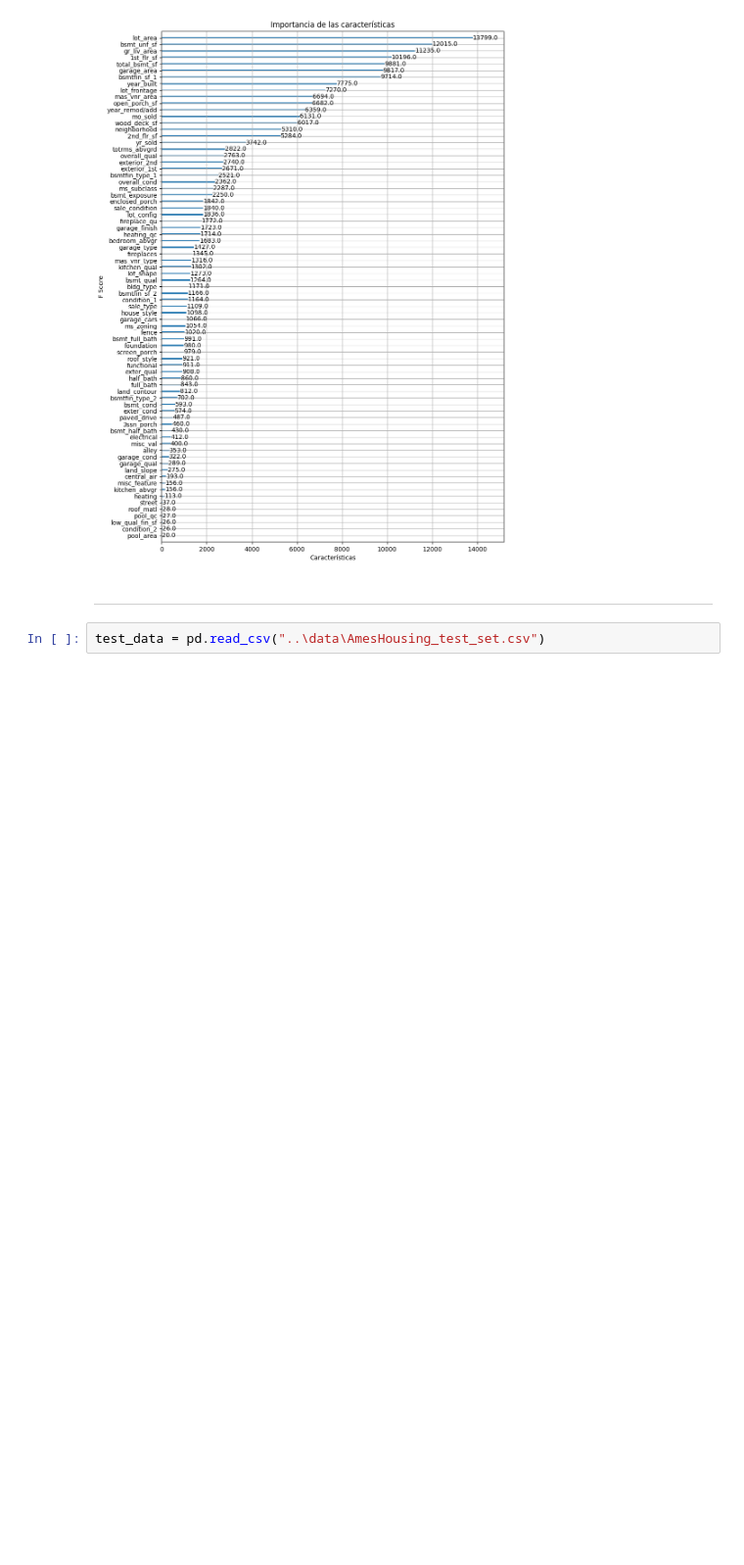
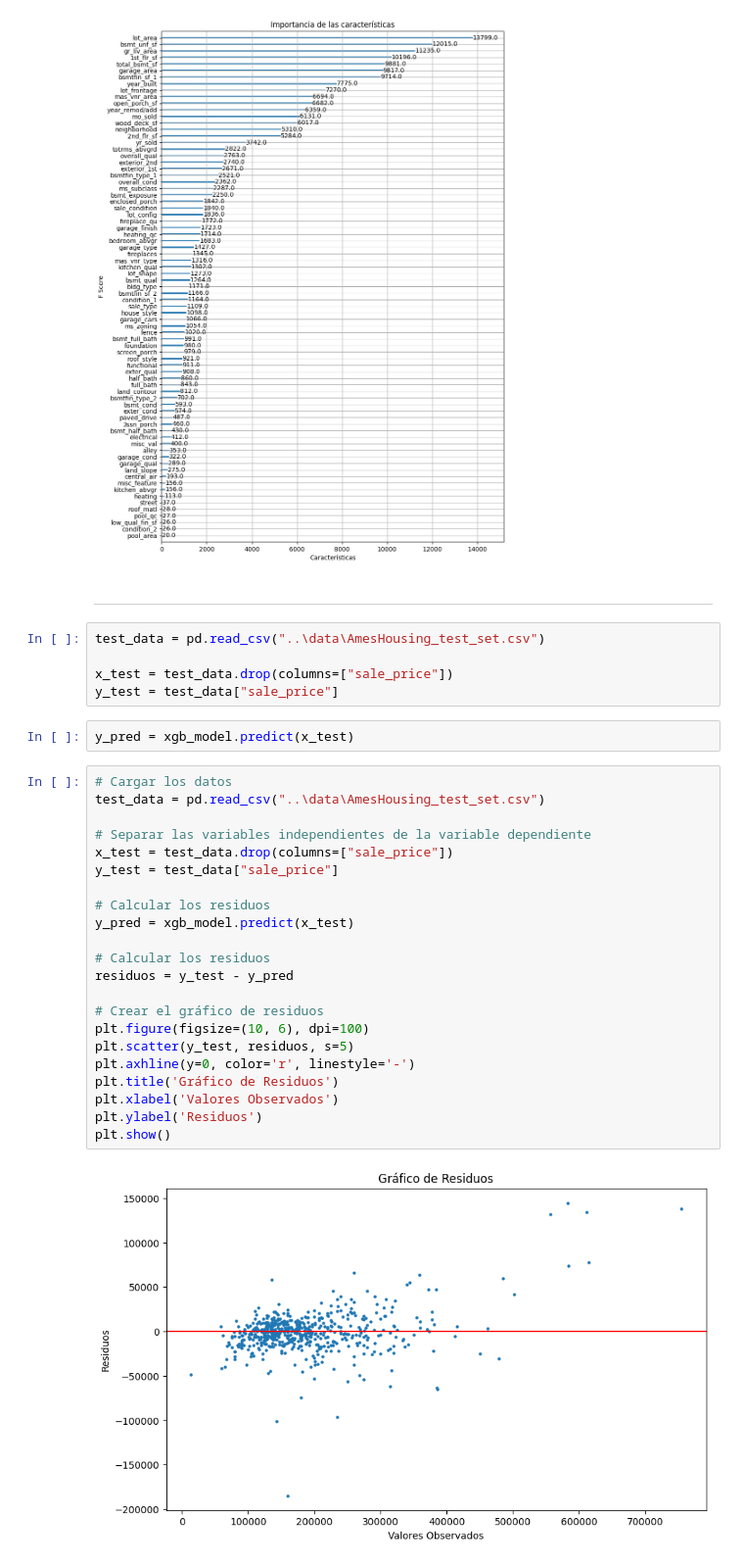
Before and after one commit to FerMarz/ames-housing-2023, a Jupyter notebook: notebooks/Stage5_FinalModel.ipynb, the cells around one changed output. Shown at 98% size. Drawn from its saved outputs; the diff is of its cells as text; blank space fills up the shorter version.

```diff
--- a/notebooks/Stage5_FinalModel.ipynb
+++ b/notebooks/Stage5_FinalModel.ipynb
@@ -47,3 +47,32 @@ plt.show()
 -------------
 # %%
 test_data = pd.read_csv("..\data\AmesHousing_test_set.csv")
+
+x_test = test_data.drop(columns=["sale_price"])
+y_test = test_data["sale_price"]
+# %%
+y_pred = xgb_model.predict(x_test)
+# %%
+# Cargar los datos
+test_data = pd.read_csv("..\data\AmesHousing_test_set.csv")
+
+# Separar las variables independientes de la variable dependiente
+x_test = test_data.drop(columns=["sale_price"])
+y_test = test_data["sale_price"]
+
+# Calcular los residuos
+y_pred = xgb_model.predict(x_test)
+
+# Calcular los residuos
+residuos = y_test - y_pred
+
+# Crear el gráfico de residuos
+plt.figure(figsize=(10, 6), dpi=100)
+plt.scatter(y_test, residuos, s=5)
+plt.axhline(y=0, color='r', linestyle='-')
+plt.title('Gráfico de Residuos')
+plt.xlabel('Valores Observados')
+plt.ylabel('Residuos')
+plt.show()
+# %% [output]
+[figure, added]
```
Also changed, not shown: parts of 2 cells of this notebook, 2 other files.
